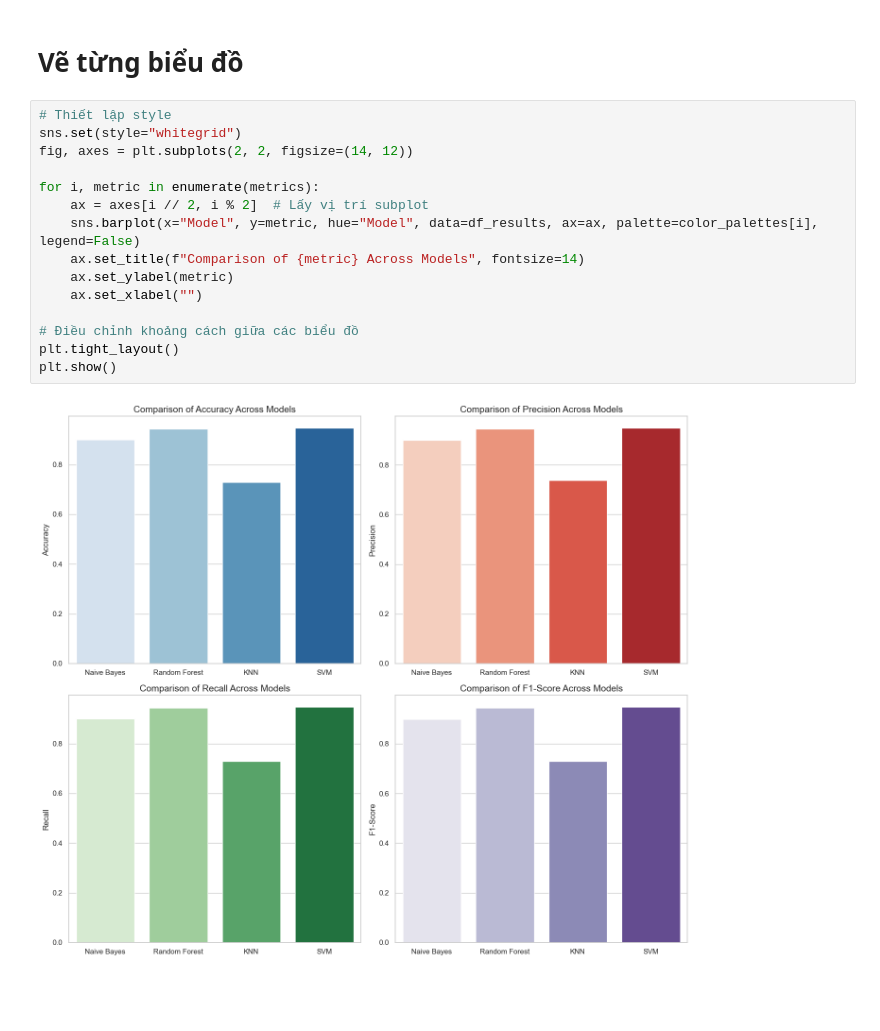
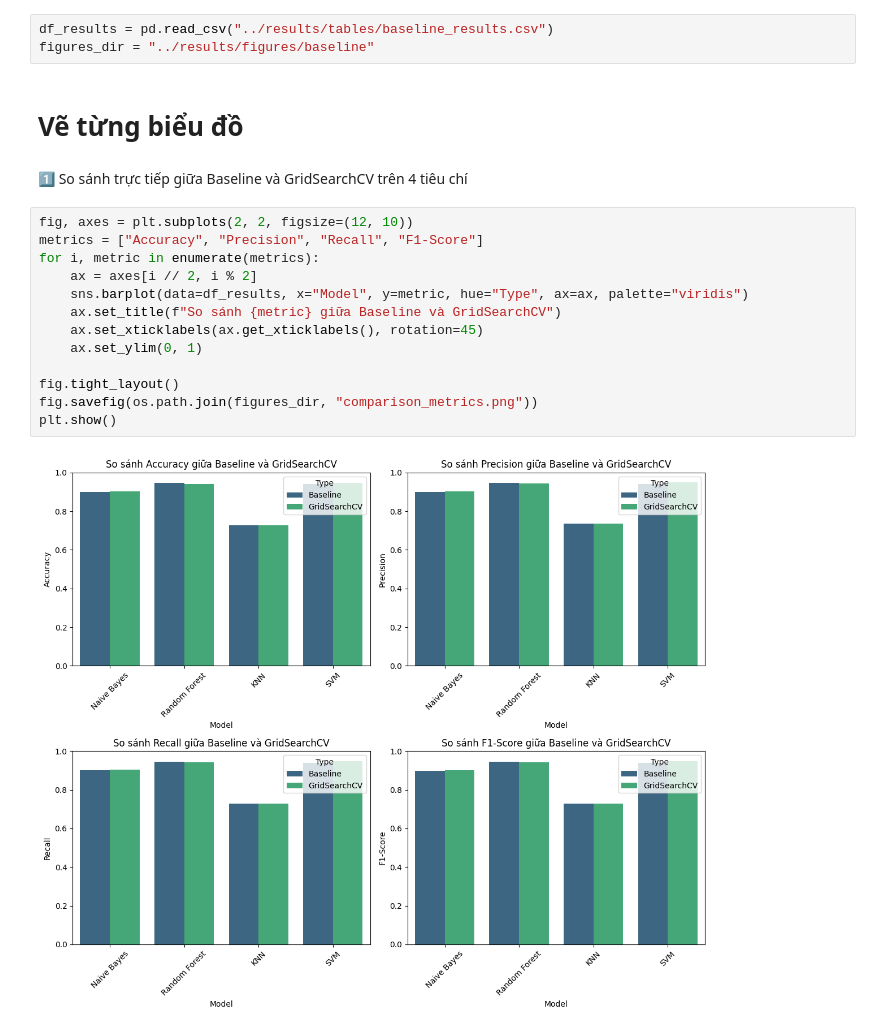
Before and after one commit to jien0404/20_NewsGroups_Project2, a Jupyter notebook: notebooks/2_Baseline_Models.ipynb, the cells around one changed output. Saved outputs shown, nothing was run; the diff lists cells and outputs as text; blank space fills up the shorter version.

Commit message:
baseline real final

```diff
--- a/notebooks/2_Baseline_Models.ipynb
+++ b/notebooks/2_Baseline_Models.ipynb
@@ -15,19 +8,22 @@ color_palettes = ["Blues", "Reds", "Greens", "Purples"]
+# %%
+df_results = pd.read_csv("../results/tables/baseline_results.csv")
+figures_dir = "../results/figures/baseline"
 # %% [markdown]
 # Vẽ từng biểu đồ
+# %% [markdown]
+1️⃣ So sánh trực tiếp giữa Baseline và GridSearchCV trên 4 tiêu chí
 # %%
-# Thiết lập style
-sns.set(style="whitegrid")
-fig, axes = plt.subplots(2, 2, figsize=(14, 12))
+fig, axes = plt.subplots(2, 2, figsize=(12, 10))
+metrics = ["Accuracy", "Precision", "Recall", "F1-Score"]
+for i, metric in enumerate(metrics):
+    ax = axes[i // 2, i % 2]
+    sns.barplot(data=df_results, x="Model", y=metric, hue="Type", ax=ax, palette="viridis")
+    ax.set_title(f"So sánh {metric} giữa Baseline và GridSearchCV")
+    ax.set_xticklabels(ax.get_xticklabels(), rotation=45)
+    ax.set_ylim(0, 1)
 
-for i, metric in enumerate(metrics):
-    ax = axes[i // 2, i % 2]  # Lấy vị trí subplot
-    sns.barplot(x="Model", y=metric, hue="Model", data=df_results, ax=ax, palette=color_palettes[i], legend=False)
-    ax.set_title(f"Comparison of {metric} Across Models", fontsize=14)
-    ax.set_ylabel(metric)
-    ax.set_xlabel("")
-
-# Điều chỉnh khoảng cách giữa các biểu đồ
-plt.tight_layout()
+fig.tight_layout()
+fig.savefig(os.path.join(figures_dir, "comparison_metrics.png"))
 plt.show()
 # %% [output]
-[figure, old version]
+[figure, new version]
```
Also changed, not shown: parts of 7 cells of this notebook, 1 other file.
